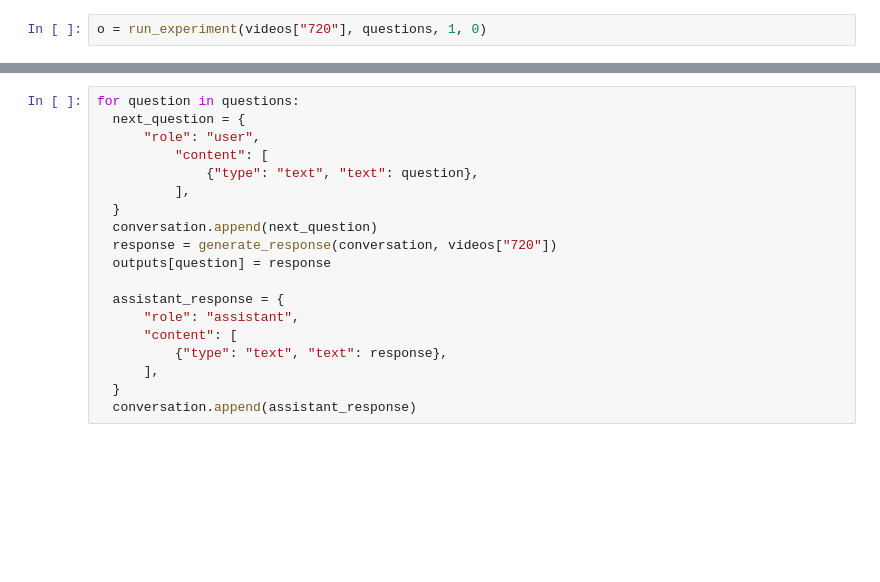
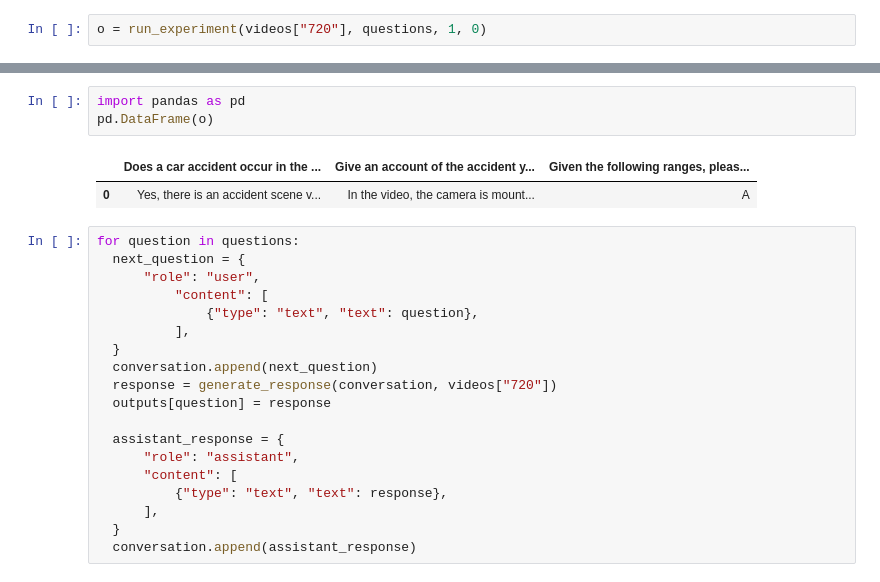
Before and after one commit to aaronjyang/transformers-testing, a Jupyter notebook: LLaVa-loftus.ipynb, the cells around one changed output, grey strips where cells are left out. Cells and saved outputs as stored; diff of their text form; blank space fills up the shorter version.

```diff
--- a/LLaVa-loftus.ipynb
+++ b/LLaVa-loftus.ipynb
@@ -315,3 +237,9 @@ o
+# %%
+import pandas as pd
+pd.DataFrame(o)
+# %% [output]
+|  | Does a car accident occur in the ... | Give an account of the accident y... | Given the following ranges, pleas... |
+| 0 | Yes, there is an accident scene v... | In the video, the camera is mount... | A |
 # %%
 for question in questions:
   next_question = {
```
Also changed, not shown: parts of 5 cells of this notebook.
